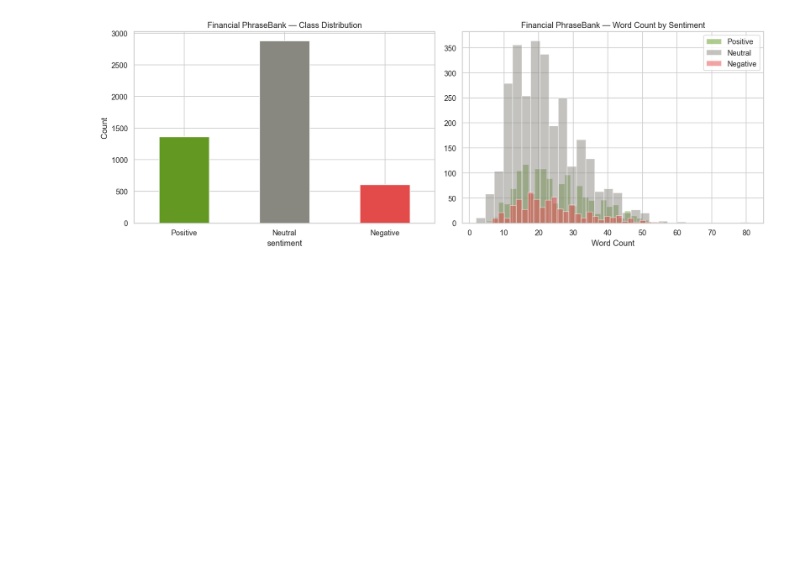
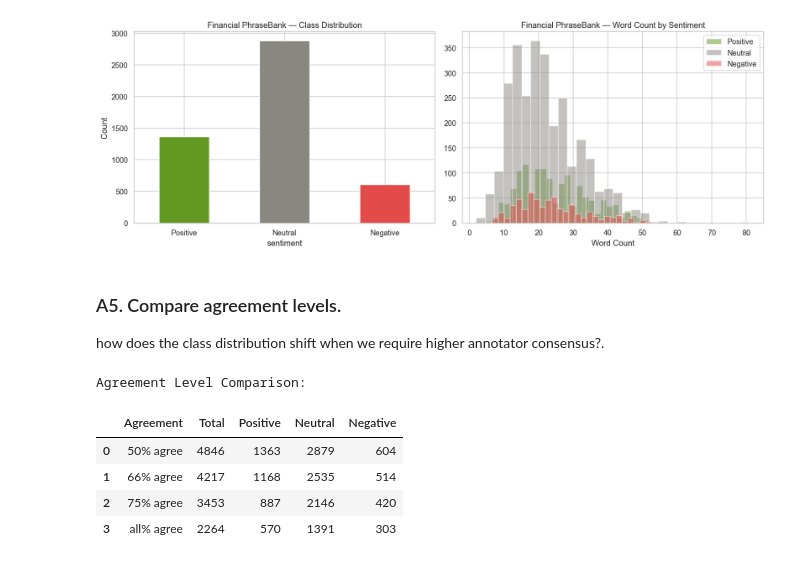
Before and after one commit to Kevinmonitor/TECHNOLOGY-DESIGN-PROJECT, a Jupyter notebook: Dataset_Explorer_GoEmotions_FinancialPhraseBank.ipynb, the cells around one changed output. Drawn from its saved outputs; the diff is of its cells as text; code cells hidden in the pictures; blank space fills up the shorter version.

Commit message:
Compare agreement levels to identify class distribution shift when we require higher annotator consensus?

```diff
--- a/Dataset_Explorer_GoEmotions_FinancialPhraseBank.ipynb
+++ b/Dataset_Explorer_GoEmotions_FinancialPhraseBank.ipynb
@@ -137,3 +137,32 @@ plt.tight_layout()
 plt.show()
 # %% [output]
 [figure]
+# %% [markdown]
+### A5. Compare agreement levels.
+how does the class distribution shift when we require higher annotator consensus?.
+# %%
+agreement_data = []
+for config in ['sentences_50agree', 'sentences_66agree', 'sentences_75agree', 'sentences_allagree']:
+    ds = load_dataset('takala/financial_phrasebank', config, trust_remote_code=True)
+    df_temp = pd.DataFrame(ds['train'])
+    df_temp.columns = ['sentence', 'label']
+    df_temp['sentiment'] = df_temp['label'].map(fpb_label_map)
+    counts = df_temp['sentiment'].value_counts()
+    agreement_data.append({
+        'Agreement': config.replace('sentences_', '').replace('agree', '% agree'),
+        'Total': len(df_temp),
+        'Positive': counts.get('Positive', 0),
+        'Neutral': counts.get('Neutral', 0),
+        'Negative': counts.get('Negative', 0)
+    })
+
+agreement_df = pd.DataFrame(agreement_data)
+print('Agreement Level Comparison:')
+agreement_df
+# %% [output]
+Agreement Level Comparison:
+|  | Agreement | Total | Positive | Neutral | Negative |
+| 0 | 50% agree | 4846 | 1363 | 2879 | 604 |
+| 1 | 66% agree | 4217 | 1168 | 2535 | 514 |
+| 2 | 75% agree | 3453 | 887 | 2146 | 420 |
+| 3 | all% agree | 2264 | 570 | 1391 | 303 |
```
